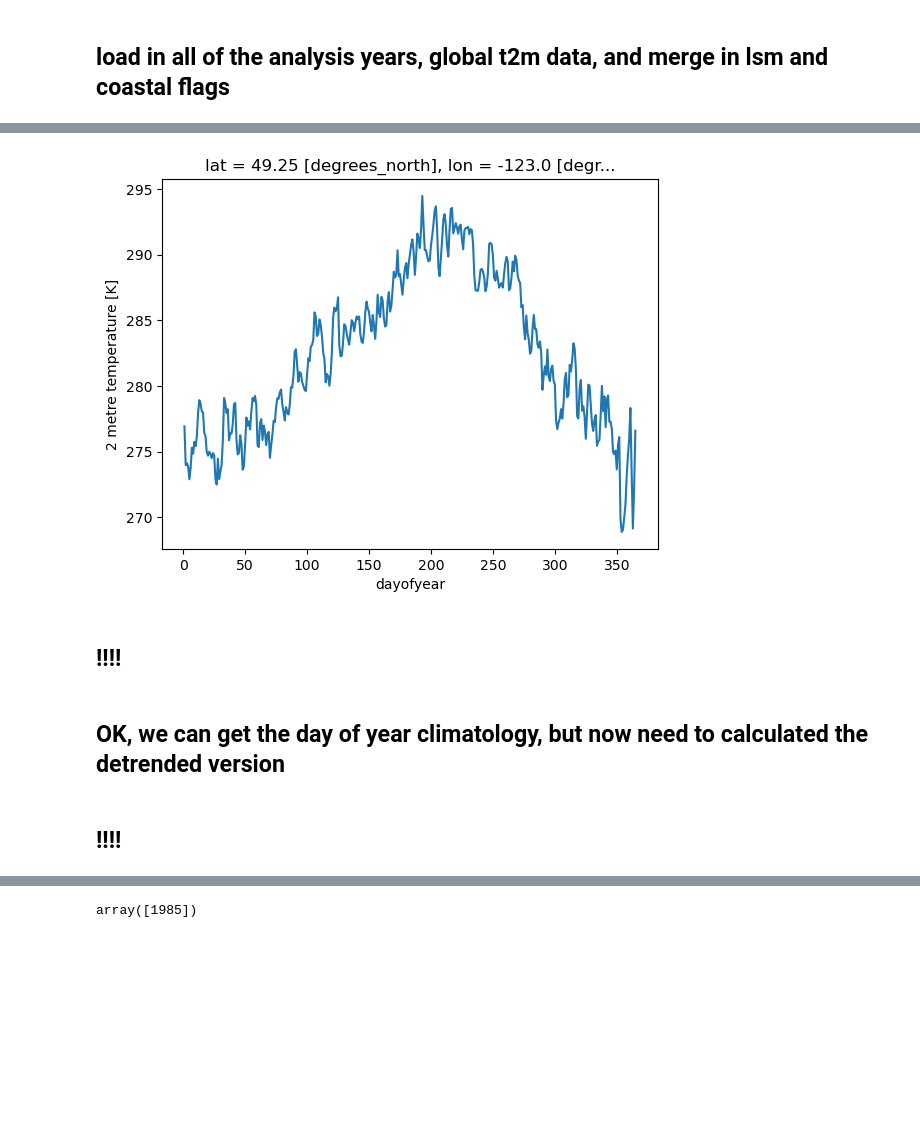
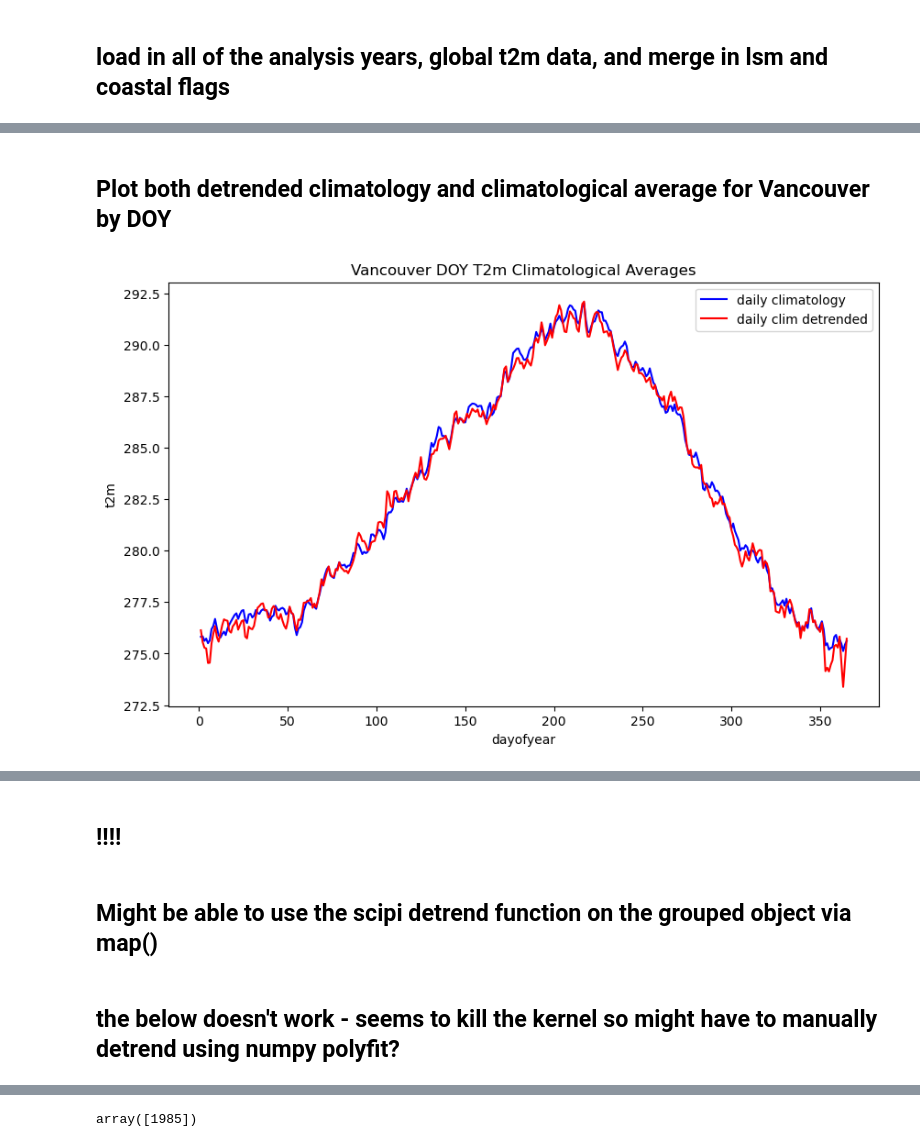
Before and after one commit to tedscott/HeatWaves, a Jupyter notebook: FourierVsPolyGradientTest.ipynb, the cells around one changed output, grey strips where cells are left out. Cells and saved outputs as stored; diff of their text form; code cells hidden in the pictures; blank space fills up the shorter version.

Commit message:
progress on DOY climatology

```diff
--- a/FourierVsPolyGradientTest.ipynb
+++ b/FourierVsPolyGradientTest.ipynb
@@ -90,2 +63,11 @@ results_ds = xr.open_dataset(input_path)
 # %% [markdown]
 ## load in all of the analysis years, global t2m data, and merge in lsm and coastal flags
+# %%
+%%time
+
+# takes 3 sec to load dask array
+
+# try a different method than the one below
+# in this case, don't merge with lsm and coastal yet since we can do that later on the grouped results
+input_path = '../../../Data/ERA5-global/Analysis/*/download_daily_mean_2m_temperature_*.nc'
+ds_base = xr.open_mfdataset(input_path)
@@ -199,0 +194,22 @@ real
+# %%
+%%time
+
+## takes 10 seconds
+
+# got this from https://docs.coiled.io/blog/dask-detrending.html
+def detrending_step(arr: xr.DataArray) -> xr.DataArray:
+    # important: the rolling operation is applied within a group
+    # here we remove the 30-year moving average
+    return arr - arr.rolling(time=30, min_periods=1).mean()
+
+# subtract rolling average, which gives us an anomaly value vs raw data
+ds_detrend = ds.t2m.groupby("time.dayofyear").map(detrending_step)
+
+# group by DOY
+ds_daily_clim_detrend_an = ds_detrend.groupby("time.dayofyear").mean()
+
+# compute the new detrended DOY cimatology
+ds_daily_clim_detrend = ds_daily_clim - ds_daily_clim_detrend_an
+ds_daily_clim_detrend
+
+## this really should be done with polyfit instead of a moving average???
@@ -200,7 +244,19 @@ real
+# %% [markdown]
+## Plot both detrended climatology and climatological average for Vancouver by DOY
 # %%
+%%time
+
+# takes 3.5 minutes
+
 #test for Vancouver
 input_lat = 49.246
 input_lon = -123.116
 
-ds_daily_clim.sel(lat=input_lat, lon=input_lon, method="nearest").plot()
+plt.figure(figsize=(10,6))
+ds_daily_clim.sel(lat=input_lat, lon=input_lon, method="nearest").plot(c='b', label="daily climatology")
+ds_daily_clim_detrend.sel(lat=input_lat, lon=input_lon, method="nearest").plot(c='r', label="daily clim detrended")
+plt.title("Vancouver DOY T2m Climatological Averages")
+plt.legend()
+plt.show()
 # %% [output]
+[figure, new version]
@@ -208,7 +265,6 @@ ds_daily_clim.sel(lat=input_lat, lon=input_lon, method="nearest").plot()
-[figure, old version]
-# %% [markdown]
-## !!!!
-# %% [markdown]
-## OK, we can get the day of year climatology, but now need to calculated the detrended version
 # %% [markdown]
 ## !!!!
+# %% [markdown]
+## Might be able to use the scipi detrend function on the grouped object via map()
+# %% [markdown]
+## the below doesn't work - seems to kill the kernel so might have to manually detrend using numpy polyfit?
```
Also changed, not shown: parts of 27 cells of this notebook.
